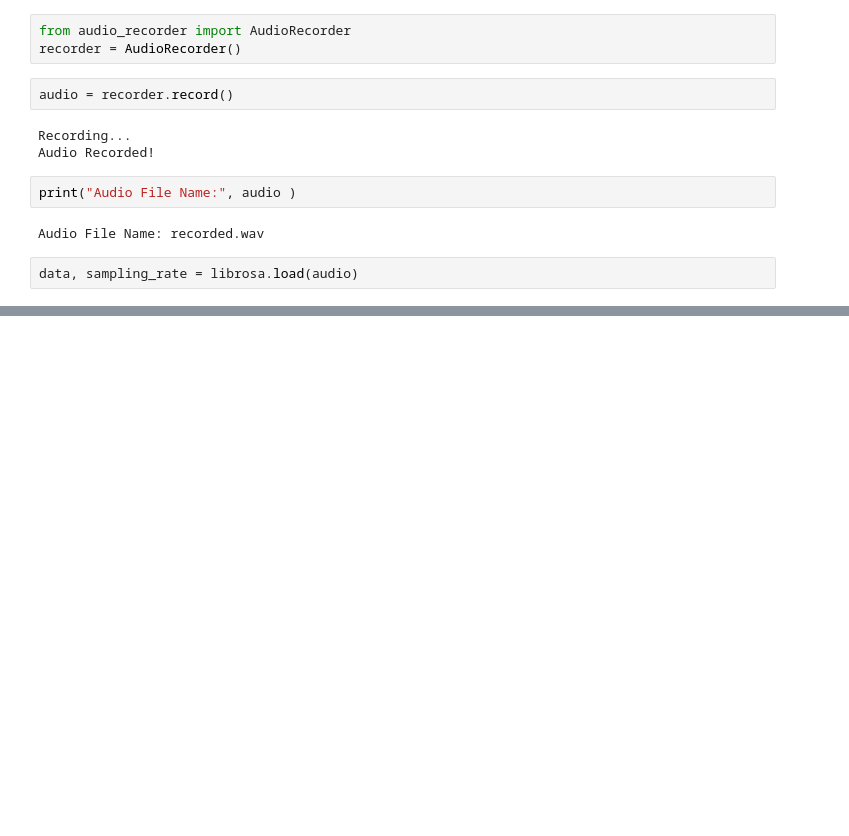
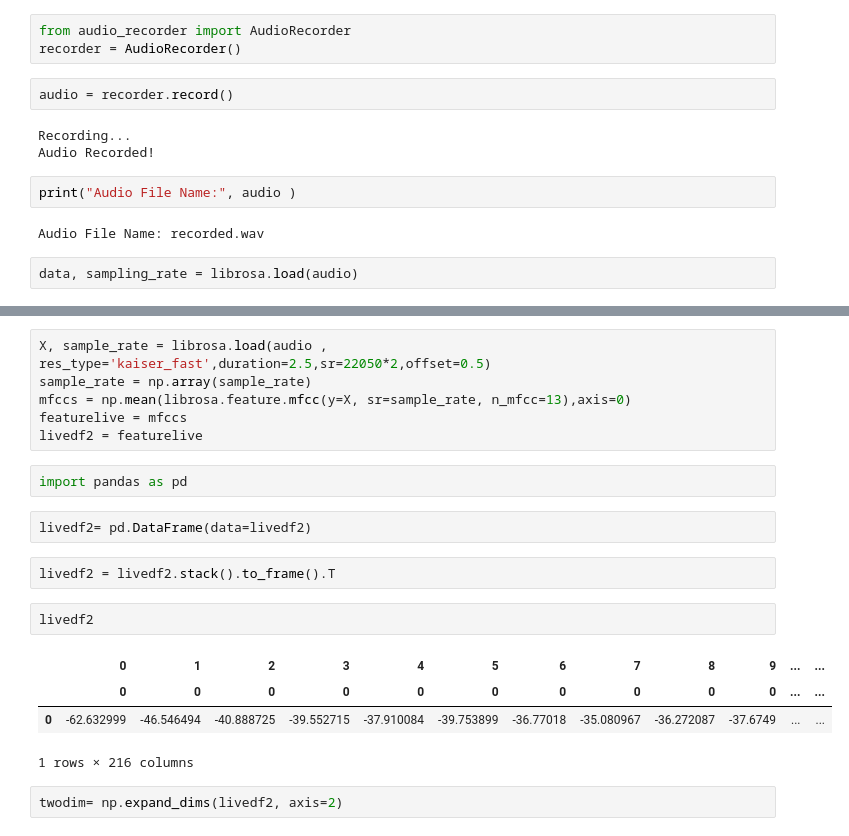
Before and after one commit to gautamgupta1322/Emotion-Detection-and-Analysis-through-Audio, a Jupyter notebook: draft_1.ipynb, the cells around one changed output, grey strips where cells are left out. Cells and saved outputs as stored; diff of their text form; blank space fills up the shorter version.

Commit message:
prediction made for recorded audio

```diff
--- a/draft_1.ipynb
+++ b/draft_1.ipynb
@@ -708,0 +709,21 @@ librosa.display.waveshow(data, sr=sampling_rate)
+# %%
+X, sample_rate = librosa.load(audio , res_type='kaiser_fast',duration=2.5,sr=22050*2,offset=0.5)
+sample_rate = np.array(sample_rate)
+mfccs = np.mean(librosa.feature.mfcc(y=X, sr=sample_rate, n_mfcc=13),axis=0)
+featurelive = mfccs
+livedf2 = featurelive
+# %%
+import pandas as pd
+# %%
+livedf2= pd.DataFrame(data=livedf2)
+# %%
+livedf2 = livedf2.stack().to_frame().T
+# %%
+livedf2
+# %% [output]
+|  | 0 | 1 | 2 | 3 | 4 | 5 | 6 | 7 | 8 | 9 | ... | ... |
+|  | 0 | 0 | 0 | 0 | 0 | 0 | 0 | 0 | 0 | 0 | ... | ... |
+| 0 | -62.632999 | -46.546494 | -40.888725 | -39.552715 | -37.910084 | -39.753899 | -36.77018 | -35.080967 | -36.272087 | -37.6749 | ... | ... |
+1 rows × 216 columns
+# %%
+twodim= np.expand_dims(livedf2, axis=2)
```
Also changed, not shown: parts of 17 cells of this notebook, 2 other files.
